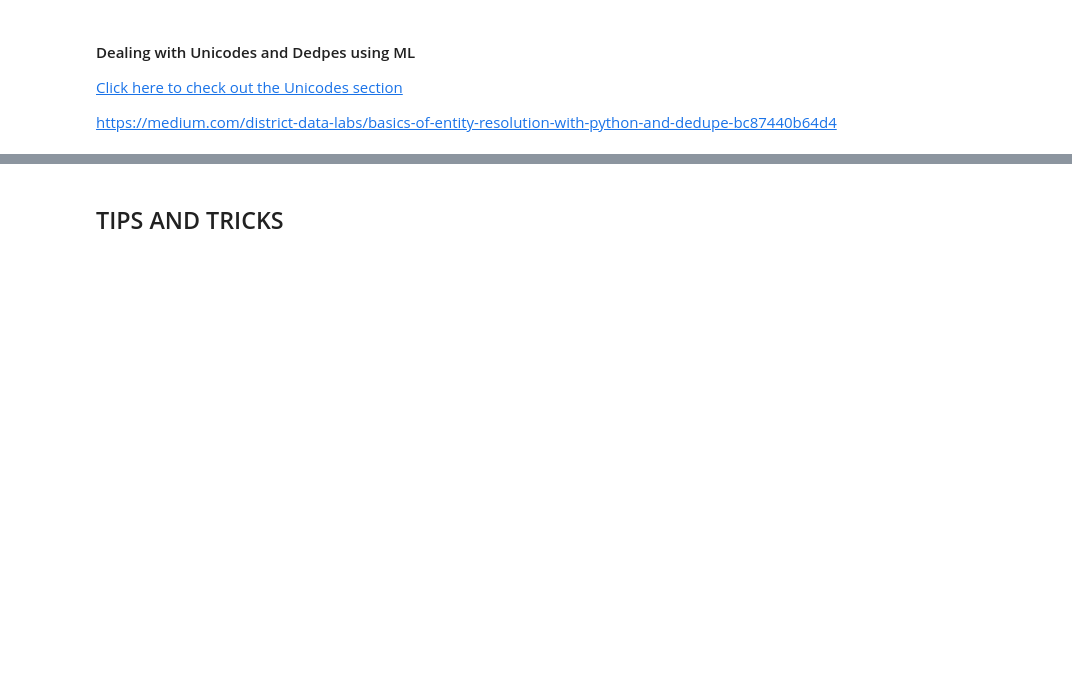
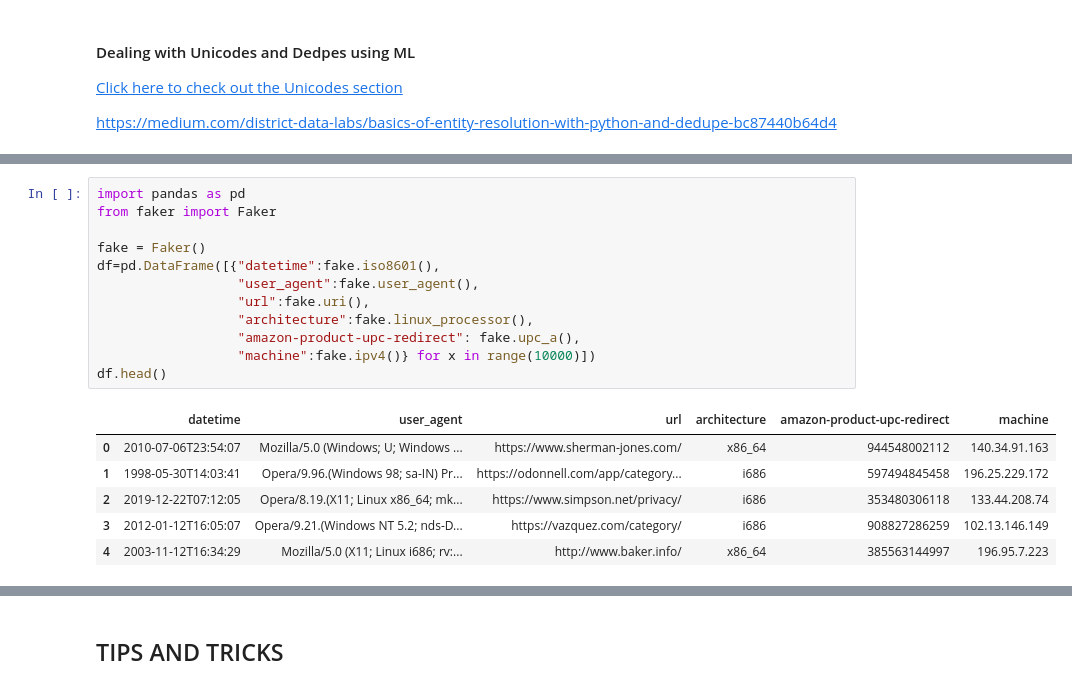
Before and after one commit to sjtalkar/StartHereTemplates, a Jupyter notebook: TemplateFileForDataCleaning.ipynb, the cells around one changed output, grey strips where cells are left out. Cells and saved outputs as stored; diff of their text form; blank space fills up the shorter version.

```diff
--- a/TemplateFileForDataCleaning.ipynb
+++ b/TemplateFileForDataCleaning.ipynb
@@ -360,0 +726,19 @@ train['Fare'].value_counts(bins=7)
+# %%
+import pandas as pd
+from faker import Faker
+
+fake = Faker()
+df=pd.DataFrame([{"datetime":fake.iso8601(),
+                  "user_agent":fake.user_agent(),
+                  "url":fake.uri(),
+                  "architecture":fake.linux_processor(),
+                  "amazon-product-upc-redirect": fake.upc_a(),
+                  "machine":fake.ipv4()} for x in range(10000)])
+df.head()
+# %% [output]
+|  | datetime | user_agent | url | architecture | amazon-product-upc-redirect | machine |
+| 0 | 2010-07-06T23:54:07 | Mozilla/5.0 (Windows; U; Windows ... | https://www.sherman-jones.com/ | x86_64 | 944548002112 | 140.34.91.163 |
+| 1 | 1998-05-30T14:03:41 | Opera/9.96.(Windows 98; sa-IN) Pr... | https://odonnell.com/app/category... | i686 | 597494845458 | 196.25.229.172 |
+| 2 | 2019-12-22T07:12:05 | Opera/8.19.(X11; Linux x86_64; mk... | https://www.simpson.net/privacy/ | i686 | 353480306118 | 133.44.208.74 |
+| 3 | 2012-01-12T16:05:07 | Opera/9.21.(Windows NT 5.2; nds-D... | https://vazquez.com/category/ | i686 | 908827286259 | 102.13.146.149 |
+| 4 | 2003-11-12T16:34:29 | Mozilla/5.0 (X11; Linux i686; rv:... | http://www.baker.info/ | x86_64 | 385563144997 | 196.95.7.223 |
```
Also changed, not shown: parts of 29 cells of this notebook.
